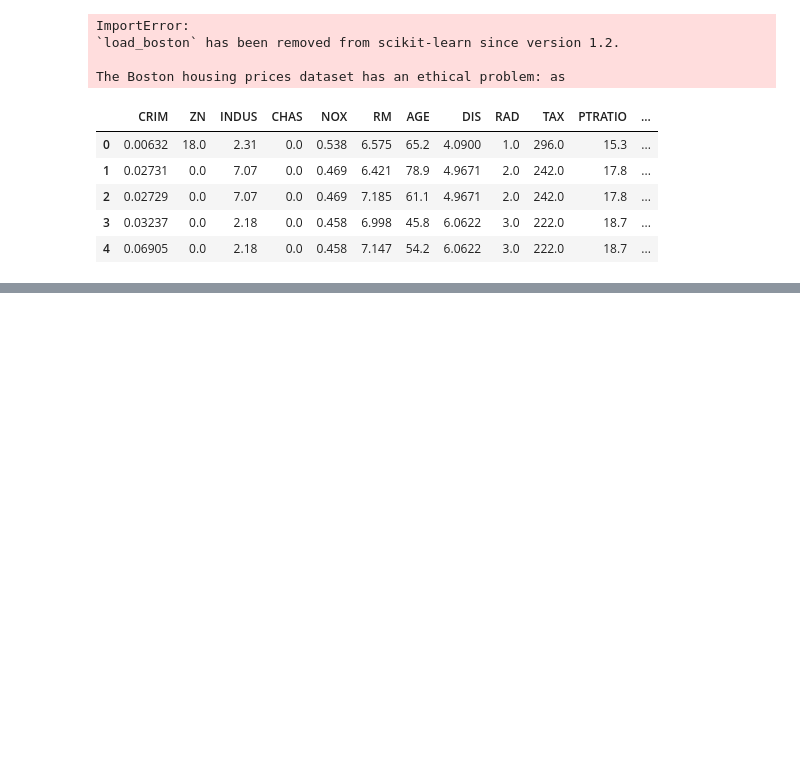
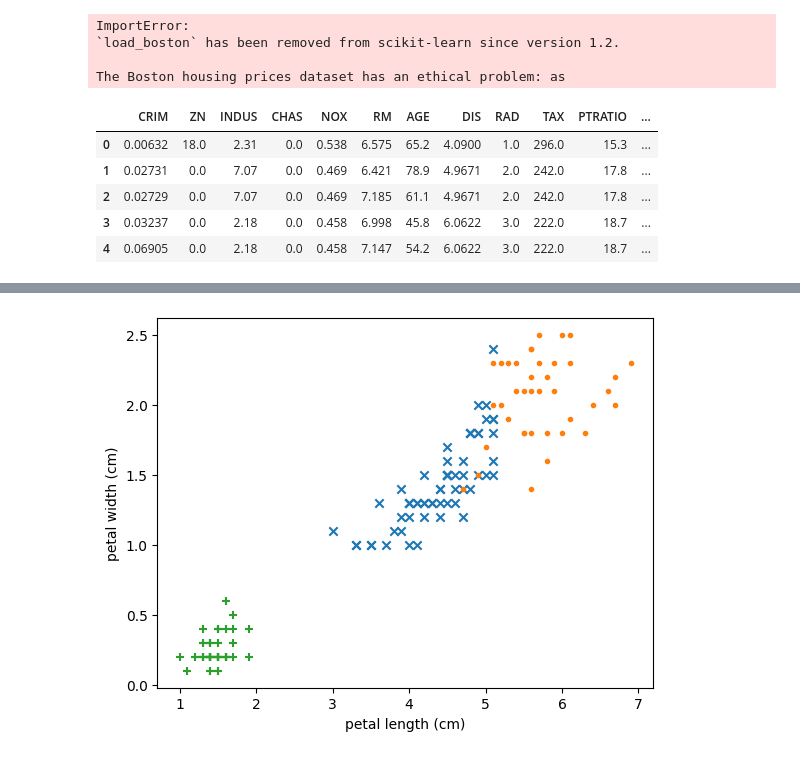
Before and after one commit to domonjo01/colaboratory, a Jupyter notebook: my_notebook.ipynb, the cells around one changed output, grey strips where cells are left out. Cells and saved outputs as stored; diff of their text form; code cells hidden in the pictures; blank space fills up the shorter version.

```diff
--- a/my_notebook.ipynb
+++ b/my_notebook.ipynb
@@ -1256,0 +1543,23 @@ boston_df.head()
+# %%
+import matplotlib.pyplot as plt
+
+axis_1 = 2
+axis_2 = 3
+
+# ラベルが0のグループ
+group_0 = iris.data[model.labels_==0] # 訓練済みのモデルからラベルを取得
+plt.scatter(group_0[:, axis_1], group_0[:, axis_2], marker="x")
+
+# ラベルが1のグループ
+group_1 = iris.data[model.labels_==1]
+plt.scatter(group_1[:, axis_1], group_1[:, axis_2], marker=".")
+
+# ラベルが2のグループ
+group_2 = iris.data[model.labels_==2]
+plt.scatter(group_2[:, axis_1], group_2[:, axis_2], marker="+")
+
+plt.xlabel(iris.feature_names[axis_1])
+plt.ylabel(iris.feature_names[axis_2])
+plt.show()
+# %% [output]
+[figure, added]
```
Also changed, not shown: parts of 21 cells of this notebook.
